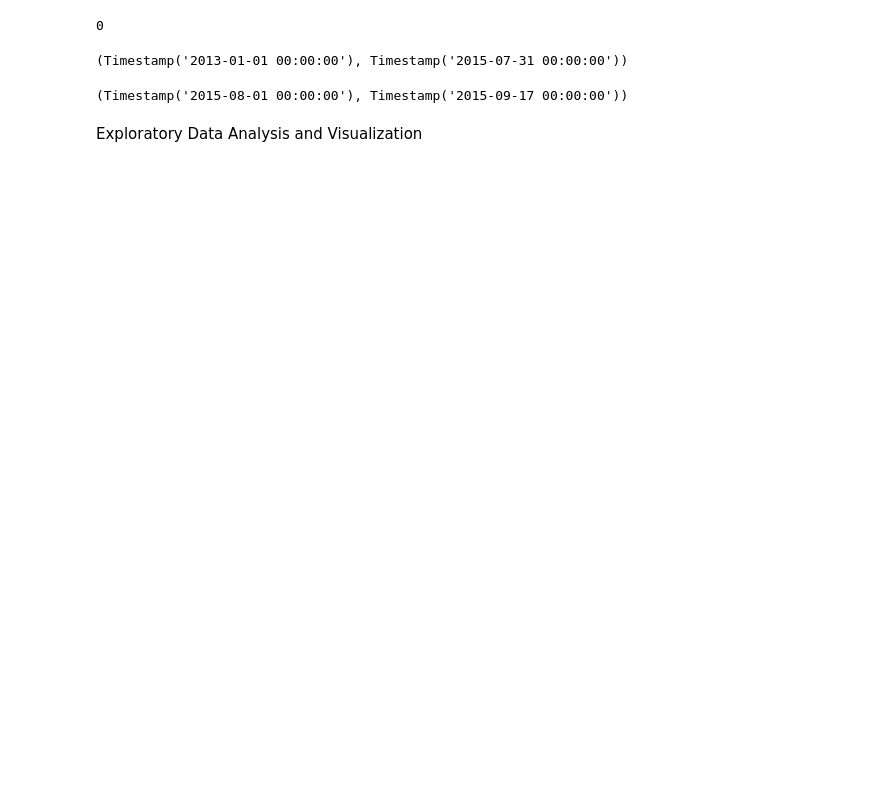
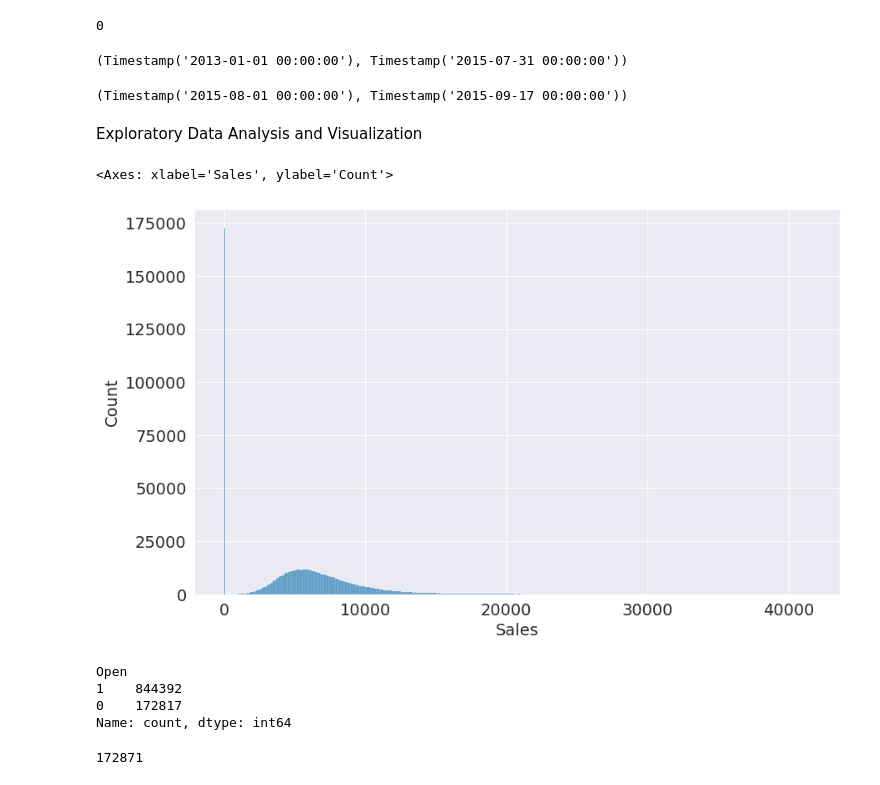
Before and after one commit to amanullahshah32/Machine-Learning, a Jupyter notebook: Machine_Learning_Project_Approaces/Rossmann_Store_Sales.ipynb, the cells around one changed output. Saved outputs shown, nothing was run; the diff lists cells and outputs as text; code cells hidden in the pictures; blank space fills up the shorter version.

```diff
--- a/Machine_Learning_Project_Approaces/Rossmann_Store_Sales.ipynb
+++ b/Machine_Learning_Project_Approaces/Rossmann_Store_Sales.ipynb
@@ -33,5 +29,5 @@ os.listdir('rossmann-store-sales')
 # %%
-ross_df = pd.read_csv("/content/rossmann-store-sales/train.csv")
+ross_df = pd.read_csv("/content/drive/MyDrive/Datasets/rossmann-store-sales/train.csv")
 # %%
 ross_df
 # %% [output]
@@ -49,5 +45,5 @@ ross_df
 | 1017208 | 1115 | 2 | 2013-01-01 | 0 | 0 | 0 | 0 | a | 1 |
 1017209 rows × 9 columns
 # %%
-store_df = pd.read_csv("/content/rossmann-store-sales/store.csv")
+store_df = pd.read_csv("/content/drive/MyDrive/Datasets/rossmann-store-sales/store.csv")
 # %%
@@ -239,0 +238,16 @@ Exploratory Data Analysis and Visualization
+# %%
+sns.histplot(data=merged_df, x='Sales')
+# %% [output]
+<Axes: xlabel='Sales', ylabel='Count'>
+[figure, added]
+# %%
+merged_df.Open.value_counts()
+# %% [output]
+Open
+1    844392
+0    172817
+Name: count, dtype: int64
+# %%
+merged_df.Sales.value_counts()[0]
+# %% [output]
+172871
```
Also changed, not shown: parts of 9 cells of this notebook.
